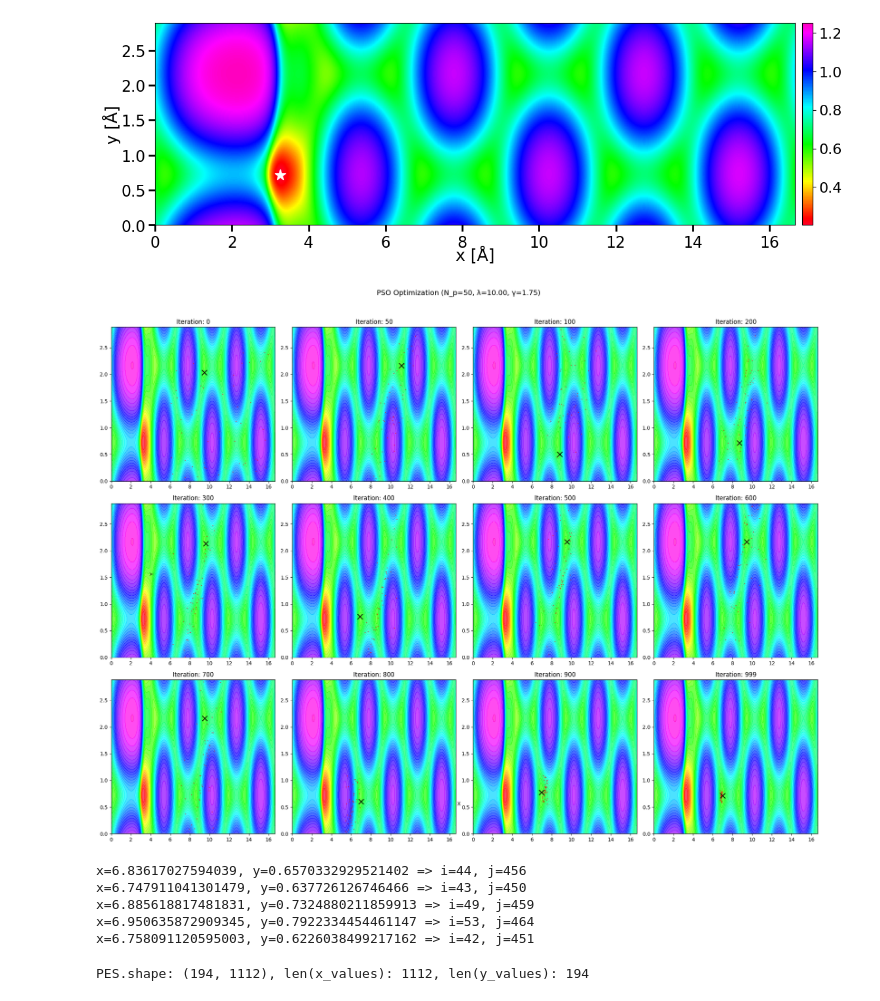
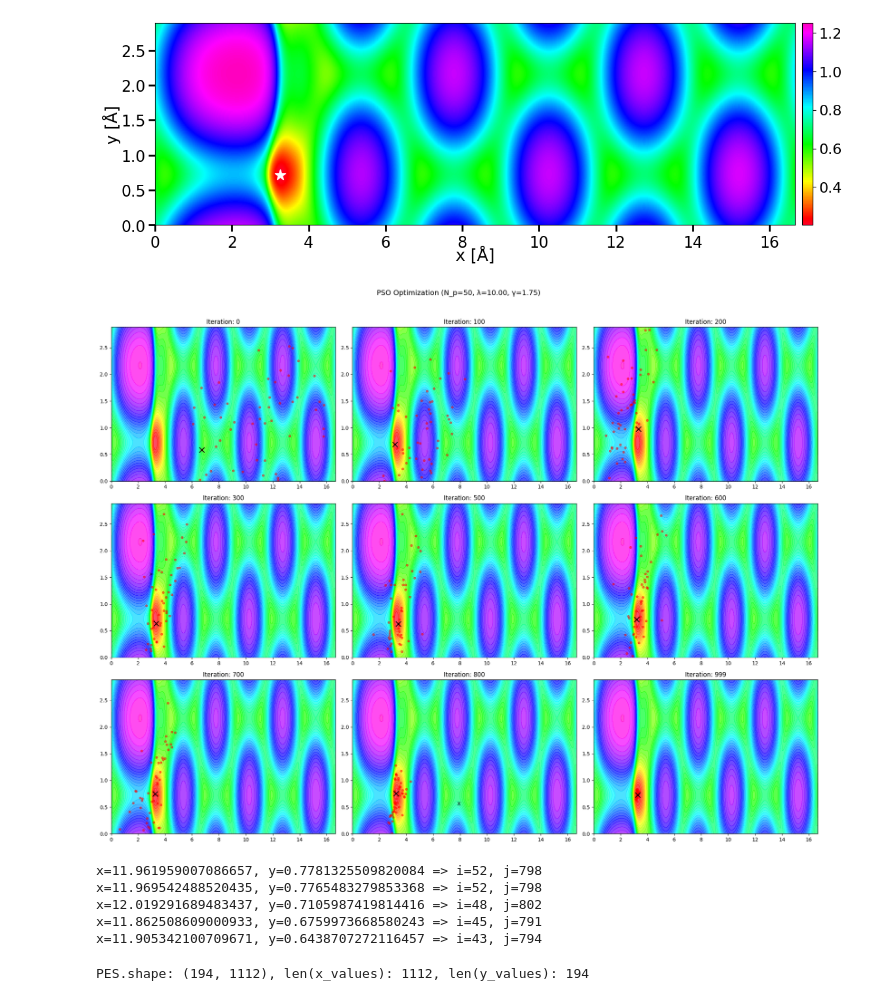
Before and after one commit to jonbors/Master-Thesis, a Jupyter notebook: PES/PES_PSO.ipynb, the cells around one changed output. Cells and saved outputs as stored; diff of their text form; code cells hidden in the pictures.

```diff
--- a/PES/PES_PSO.ipynb
+++ b/PES/PES_PSO.ipynb
@@ -227,9 +227,9 @@ X, Y = np.meshgrid(x, y)
 Z = PES
 # Plot configuration (modified for subfigures)
 reflection_counter = [0]
-plot_list = [0,50,100,200,300,400,500,600,700,800,900,999]
+plot_list = [0,100,200,300,500,600,700,800,999]
 n_plots = len(plot_list)
-n_cols = 4
+n_cols = 3
 n_rows = int(np.ceil(n_plots / n_cols))
 
 # Create figure with subplots
@@ -246,46 +246,46 @@ while time < T:
         ax.set_xlim(0, 16.65653)
         ax.set_ylim(0, 2.884996)
         ax.set_title(f'Iteration: {iteration}')
-        ax.plot(particle_positions_X[:,0], particle_positions_X[:,1], 'ro', markersize=1, alpha=0.5)
+        ax.plot(particle_positions_X[:,0], particle_positions_X[:,1], 'ro', markersize=4, alpha=0.5)
         best_min_x, best_min_y = best_particle(particle_positions_X,PES)
         ax.scatter(best_min_x, best_min_y, color='black', s=100, zorder=5, marker='x')
         ax.scatter(globalmin_x, globalmin_y, color='orange', s=100, zorder=5, marker='*')
         plot_idx += 1
 
     # PSO update (preserved)
     sigma = sigma_function(time, t_0 = 7, magnitude = 5)
     particle_positions_X, particle_velocities_V = PSO(
         particle_positions_X, particle_velocities_V,
         objective_function, Lambda, gamma, sigma,
         square_length_X,square_length_Y, reflection_counter, square=True
     )
     time += h
 
 # Final figure adjustments (new)
 for i in range(plot_idx, len(axs)):
     fig.delaxes(axs[i])
 
 fig.suptitle(
     f'PSO Optimization (N_p={N_particles}, λ={Lambda:.2f}, γ={gamma:.2f})',
     y=1.02, fontsize=14
 )
 fig.text(0.5, 0.08, 'X', ha='center', va='center')
 fig.text(0.08, 0.5, 'Y', ha='center', va='center', rotation='vertical')
 
 plt.tight_layout()
 plt.show()
 # %% [output]
-[figure, old version]
+[figure, new version]
 # %%
 for x, y in particle_positions_X[:5]:
     i, j = position_to_indices(x, y, x_values, y_values)
     print(f"x={x}, y={y} => i={i}, j={j}")
 # %% [output]
-x=6.83617027594039, y=0.6570332929521402 => i=44, j=456
-x=6.747911041301479, y=0.637726126746466 => i=43, j=450
-x=6.885618817481831, y=0.7324880211859913 => i=49, j=459
-x=6.950635872909345, y=0.7922334454461147 => i=53, j=464
-x=6.758091120595003, y=0.6226038499217162 => i=42, j=451
+x=11.961959007086657, y=0.7781325509820084 => i=52, j=798
+x=11.969542488520435, y=0.7765483279853368 => i=52, j=798
+x=12.019291689483437, y=0.7105987419814416 => i=48, j=802
+x=11.862508609000933, y=0.6759973668580243 => i=45, j=791
+x=11.905342100709671, y=0.6438707272116457 => i=43, j=794
 # %%
 print(f"PES.shape: {PES.shape}, len(x_values): {len(x_values)}, len(y_values): {len(y_values)}")
 # %% [output]
```
Also changed, not shown: parts of 3 cells of this notebook, 2 other files.
